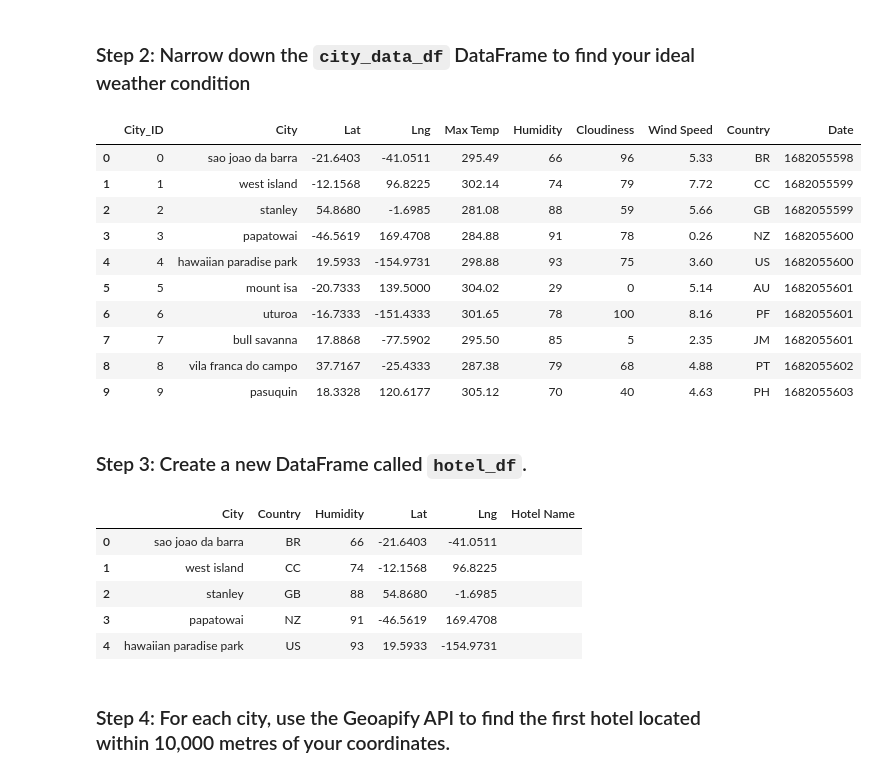
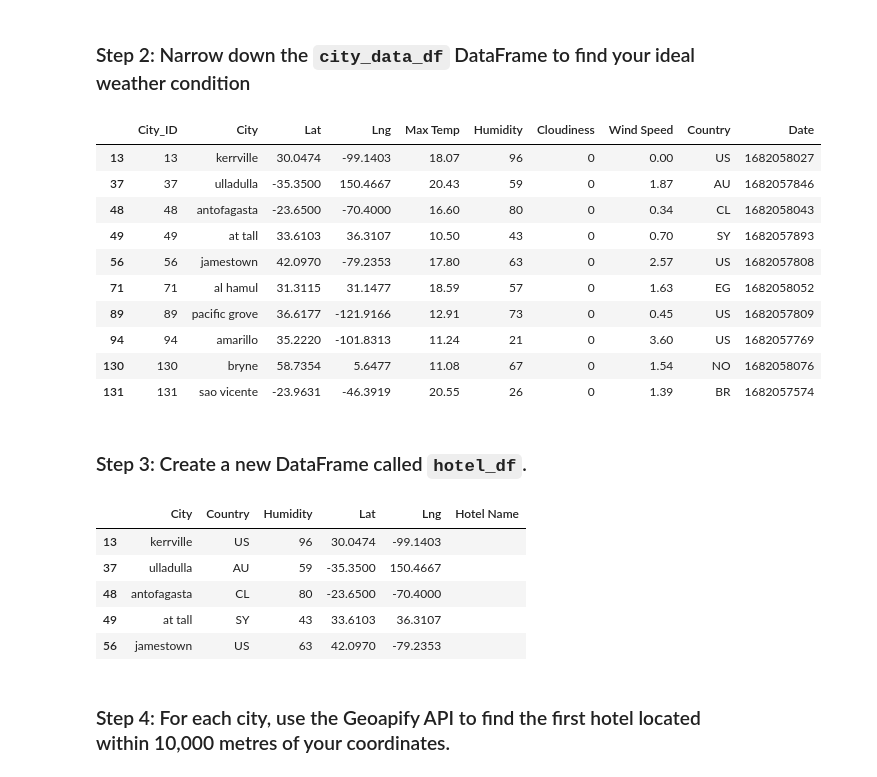
Before and after one commit to RLButch/python-api-challenge, a Jupyter notebook: Weatherpy/VacationPy.ipynb, the cells around one changed output. Cells and saved outputs as stored; diff of their text form; code cells hidden in the pictures.

```diff
--- a/Weatherpy/VacationPy.ipynb
+++ b/Weatherpy/VacationPy.ipynb
@@ -53,33 +56,32 @@ map_plot_1
 ### Step 2: Narrow down the `city_data_df` DataFrame to find your ideal weather condition
 # %%
 # Narrow down cities that fit criteria and drop any results with null values
-#perferred_cities_df = city_data_df.loc[(city_data_df["Max Temp"] <=27),
-                                      #(city_data_df["Max Temp"] >= 21)], (city_data_df["Wind Speed"] >= 5 m/s), (city_data_df["Cloudiness"] = 0).dropna()
-perferred_cities =city_data_df.loc[(city_data_df['Max Temp'] < 27) &
-                             (city_data_df['Max Temp'] > 21) &
+
+perferred_cities = city_data_df[(city_data_df['Max Temp'] < 30) &
+                             (city_data_df['Max Temp'] > 8) &
                              (city_data_df['Wind Speed'] < 4.5) &
-                             (city_data_df['Cloudiness'] < 0)
+                             (city_data_df['Cloudiness'] == 0)
                              ]
-perferred_cities= preferred_cities.dropna()
+perferred_cities = perferred_cities.dropna()
 
 
 # Drop any rows with null values
 #perferred_cities = perferred_cities.dropna()
 
 # Display sample data
 perferred_cities.head(10)
 # %% [output]
 |  | City_ID | City | Lat | Lng | Max Temp | Humidity | Cloudiness | Wind Speed | Country | Date |
-| 0 | 0 | sao joao da barra | -21.6403 | -41.0511 | 295.49 | 66 | 96 | 5.33 | BR | 1682055598 |
-| 1 | 1 | west island | -12.1568 | 96.8225 | 302.14 | 74 | 79 | 7.72 | CC | 1682055599 |
-| 2 | 2 | stanley | 54.8680 | -1.6985 | 281.08 | 88 | 59 | 5.66 | GB | 1682055599 |
-| 3 | 3 | papatowai | -46.5619 | 169.4708 | 284.88 | 91 | 78 | 0.26 | NZ | 1682055600 |
-| 4 | 4 | hawaiian paradise park | 19.5933 | -154.9731 | 298.88 | 93 | 75 | 3.60 | US | 1682055600 |
-| 5 | 5 | mount isa | -20.7333 | 139.5000 | 304.02 | 29 | 0 | 5.14 | AU | 1682055601 |
-| 6 | 6 | uturoa | -16.7333 | -151.4333 | 301.65 | 78 | 100 | 8.16 | PF | 1682055601 |
-| 7 | 7 | bull savanna | 17.8868 | -77.5902 | 295.50 | 85 | 5 | 2.35 | JM | 1682055601 |
-| 8 | 8 | vila franca do campo | 37.7167 | -25.4333 | 287.38 | 79 | 68 | 4.88 | PT | 1682055602 |
-| 9 | 9 | pasuquin | 18.3328 | 120.6177 | 305.12 | 70 | 40 | 4.63 | PH | 1682055603 |
+| 13 | 13 | kerrville | 30.0474 | -99.1403 | 18.07 | 96 | 0 | 0.00 | US | 1682058027 |
+| 37 | 37 | ulladulla | -35.3500 | 150.4667 | 20.43 | 59 | 0 | 1.87 | AU | 1682057846 |
+| 48 | 48 | antofagasta | -23.6500 | -70.4000 | 16.60 | 80 | 0 | 0.34 | CL | 1682058043 |
+| 49 | 49 | at tall | 33.6103 | 36.3107 | 10.50 | 43 | 0 | 0.70 | SY | 1682057893 |
+| 56 | 56 | jamestown | 42.0970 | -79.2353 | 17.80 | 63 | 0 | 2.57 | US | 1682057808 |
+| 71 | 71 | al hamul | 31.3115 | 31.1477 | 18.59 | 57 | 0 | 1.63 | EG | 1682058052 |
+| 89 | 89 | pacific grove | 36.6177 | -121.9166 | 12.91 | 73 | 0 | 0.45 | US | 1682057809 |
+| 94 | 94 | amarillo | 35.2220 | -101.8313 | 11.24 | 21 | 0 | 3.60 | US | 1682057769 |
+| 130 | 130 | bryne | 58.7354 | 5.6477 | 11.08 | 67 | 0 | 1.54 | NO | 1682058076 |
+| 131 | 131 | sao vicente | -23.9631 | -46.3919 | 20.55 | 26 | 0 | 1.39 | BR | 1682057574 |
 # %% [markdown]
 ### Step 3: Create a new DataFrame called `hotel_df`.
 # %%
@@ -93,11 +95,11 @@ hotel_df["Hotel Name"] = ""
 hotel_df.head()
 # %% [output]
 |  | City | Country | Humidity | Lat | Lng | Hotel Name |
-| 0 | sao joao da barra | BR | 66 | -21.6403 | -41.0511 |  |
-| 1 | west island | CC | 74 | -12.1568 | 96.8225 |  |
-| 2 | stanley | GB | 88 | 54.8680 | -1.6985 |  |
-| 3 | papatowai | NZ | 91 | -46.5619 | 169.4708 |  |
-| 4 | hawaiian paradise park | US | 93 | 19.5933 | -154.9731 |  |
+| 13 | kerrville | US | 96 | 30.0474 | -99.1403 |  |
+| 37 | ulladulla | AU | 59 | -35.3500 | 150.4667 |  |
+| 48 | antofagasta | CL | 80 | -23.6500 | -70.4000 |  |
+| 49 | at tall | SY | 43 | 33.6103 | 36.3107 |  |
+| 56 | jamestown | US | 63 | 42.0970 | -79.2353 |  |
 # %% [markdown]
 ### Step 4: For each city, use the Geoapify API to find the first hotel located within 10,000 metres of your coordinates.
 # %%
```
Also changed, not shown: parts of 3 cells of this notebook, 6 other files.
